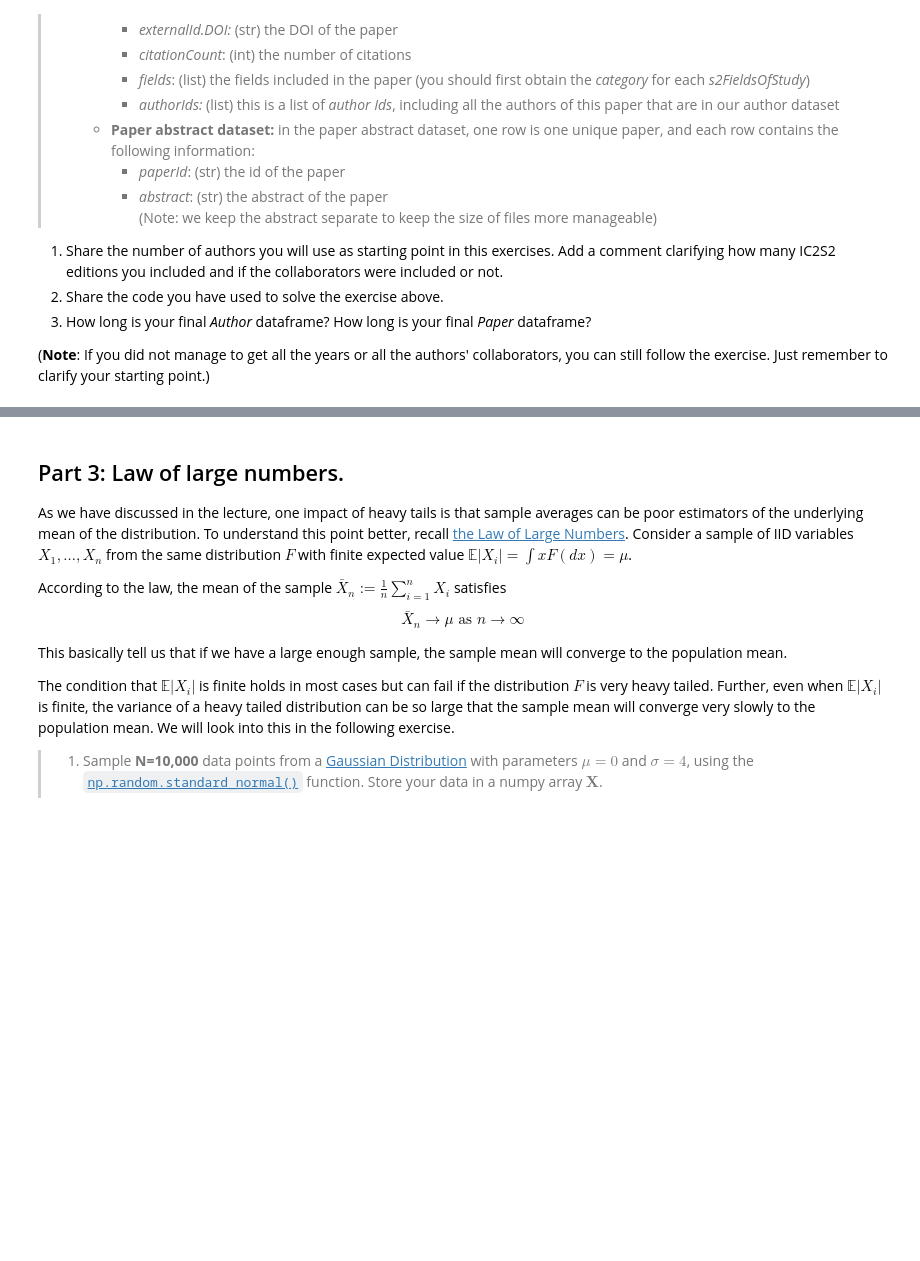
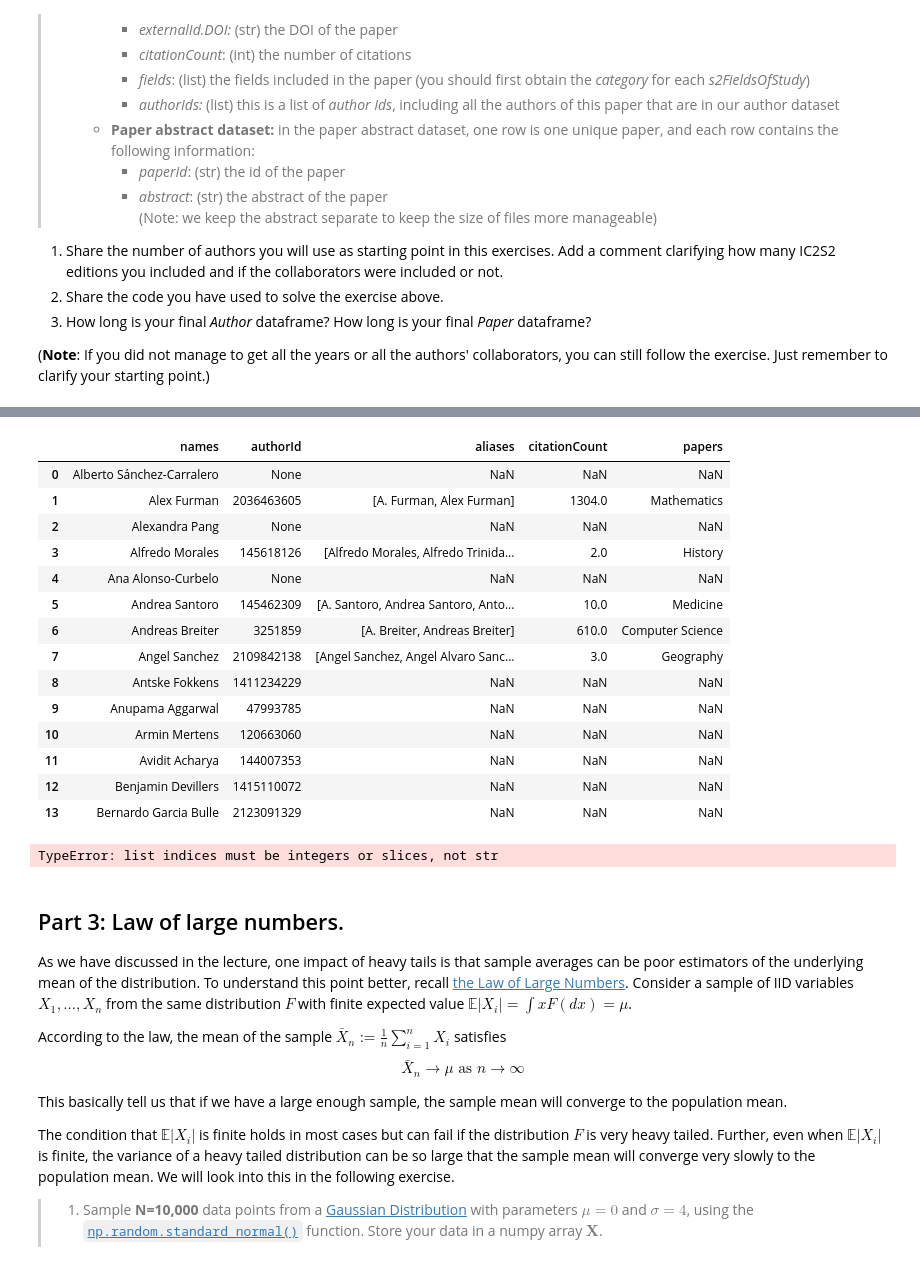
Before and after one commit to Morell1123/Assignment1_SocialInformatics, a Jupyter notebook: Assignment1_part1.ipynb, the cells around one changed output, grey strips where cells are left out. Drawn from its saved outputs; the diff is of its cells as text; code cells hidden in the pictures; blank space fills up the shorter version.

Commit message:
part2: author dataset final

```diff
--- a/Assignment1_part1.ipynb
+++ b/Assignment1_part1.ipynb
@@ -148,0 +273,24 @@ print(len(sorted(set(all_presenters))),"unique researcher found as presenters fo
+# %%
+#Define a function to get all Aliases, Citation Counts (CC) and papers from the API when giving an AuthorID name as input
+def get_author_info(authorID):
+    string = "https://api.semanticscholar.org/graph/v1/author/" + str(authorID) + "?fields=aliases,citationCount,papers.fieldsOfStudy"
+    name_id = requests.get(string).json()
+    #name_id = [d['aliases'] for d in name_id] #list with dictionaries to list with strings
+    #name_id = [item for sublist in name_id for item in sublist] #flatten list
+    return name_id
+
+#Run Loop to get all Aliases and Citation Counts (CC) for each authorID
+authors_info = []
+count=0
+for x in authorID_list[:5]:
+    #time.sleep(301/100) # Seconds
+    try:
+        authors_info.append(get_author_info(x))
+        count+=1
+        print(count/len(authorID_list))
+    except:
+        pass
+    time.sleep(101/100) # wait a 1/100 of 5 minutes to have <100 requests per 5 minutes
+
+
+#aliases_list = [item for sublist in aliases_list for item in sublist] #flatten lis=papers.titles
@@ -148,0 +303,4 @@ print(len(sorted(set(all_presenters))),"unique researcher found as presenters fo
+# %%
+import pandas as pd
+authors_df = pd.DataFrame.from_records(authors_info,index=['1', '2','3','4','5'])
+authors_df
@@ -148,0 +314,5 @@ print(len(sorted(set(all_presenters))),"unique researcher found as presenters fo
+# %%
+from collections import Counter
+for i in range(len(authors_df['papers'])):
+    authors_df['papers'][i] = Counter([d['fieldsOfStudy'][0] for d in authors_df['papers'][i] if d['fieldsOfStudy'] is not None]).most_common(1)[0][0]
+authors_df
@@ -148,0 +347,31 @@ print(len(sorted(set(all_presenters))),"unique researcher found as presenters fo
+# %%
+#Generate dataframe from original lsit of authors (also those for whom the APi could not find an ID)
+names = list(dict_authors_match.keys())
+ids = list(dict_authors_match.values())
+data_tuples = list(zip(names,ids))
+name_df = pd.DataFrame(data_tuples, columns=['names','authorId'])
+# %%
+name_df.merge(authors_df, how='left', on='authorId')
+# %% [output]
+|  | names | authorId | aliases | citationCount | papers |
+| 0 | Alberto Sánchez-Carralero | None | NaN | NaN | NaN |
+| 1 | Alex Furman | 2036463605 | [A. Furman, Alex Furman] | 1304.0 | Mathematics |
+| 2 | Alexandra Pang | None | NaN | NaN | NaN |
+| 3 | Alfredo Morales | 145618126 | [Alfredo Morales, Alfredo Trinida... | 2.0 | History |
+| 4 | Ana Alonso-Curbelo | None | NaN | NaN | NaN |
+| 5 | Andrea Santoro | 145462309 | [A. Santoro, Andrea Santoro, Anto... | 10.0 | Medicine |
+| 6 | Andreas Breiter | 3251859 | [A. Breiter, Andreas Breiter] | 610.0 | Computer Science |
+| 7 | Angel Sanchez | 2109842138 | [Angel Sanchez, Angel Alvaro Sanc... | 3.0 | Geography |
+| 8 | Antske Fokkens | 1411234229 | NaN | NaN | NaN |
+| 9 | Anupama Aggarwal | 47993785 | NaN | NaN | NaN |
+| 10 | Armin Mertens | 120663060 | NaN | NaN | NaN |
+| 11 | Avidit Acharya | 144007353 | NaN | NaN | NaN |
+| 12 | Benjamin Devillers | 1415110072 | NaN | NaN | NaN |
+| 13 | Bernardo Garcia Bulle | 2123091329 | NaN | NaN | NaN |
+# %%
+aliases_list = [d[''] for d in aliases_list if d is not None] #list with dictionaries to list with strings and remove None fields
+aliases_list = list(filter(lambda item: item is not None, aliases_list)) #remove None values
+aliases_list = [item for sublist in aliases_list for item in sublist] #flatten
+print(aliases_list)
+# %% [output]
+TypeError: list indices must be integers or slices, not str
```
Also changed, not shown: parts of 16 cells of this notebook.
